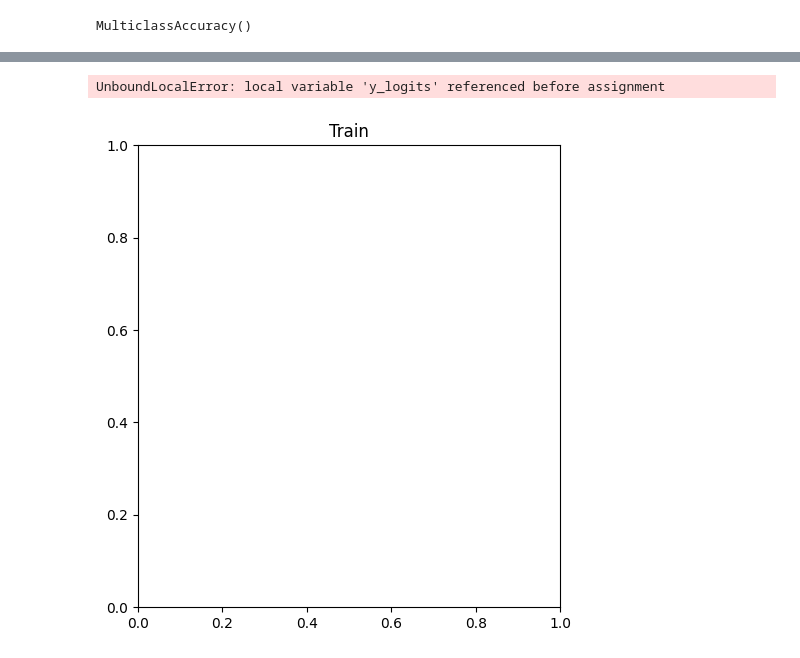
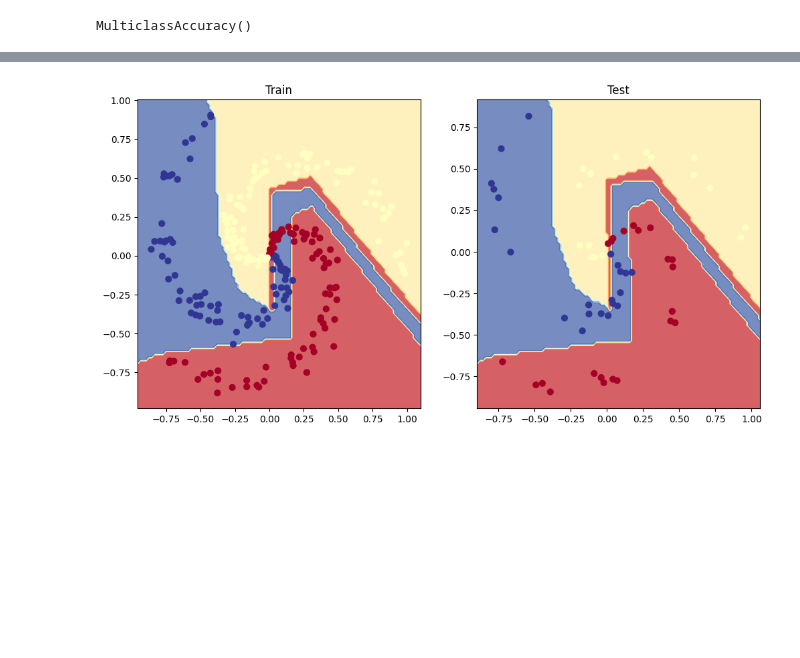
Before and after one commit to ilyadash/pytorch-deep-learning, a Jupyter notebook: my_work/exercises/02_pytorch_classification_exercises.ipynb, the cells around one changed output, grey strips where cells are left out. Cells and saved outputs as stored; diff of their text form; code cells hidden in the pictures; blank space fills up the shorter version.

```diff
--- a/my_work/exercises/02_pytorch_classification_exercises.ipynb
+++ b/my_work/exercises/02_pytorch_classification_exercises.ipynb
@@ -234,11 +234,11 @@ def plot_decision_boundary(model, X, y, func_to_apply=None):
     X_to_pred_on = torch.from_numpy(np.column_stack((xx.ravel(), yy.ravel()))).float()
     # Make predictions
     model.eval()
-    if func_to_apply!=None:
+    if (func_to_apply==None):
+        y_logits = model(X_to_pred_on)
+    else:
         with torch.inference_mode():
             y_logits = torch.logit(model(X_to_pred_on))
-    else:
-        y_logits = model(X_to_pred_on)
     # Test for multi-class or binary and adjust logits to prediction labels
     if len(torch.unique(y)) > 2:
         y_pred = torch.softmax(y_logits, dim=1).argmax(dim=1) # mutli-class
@@ -463,12 +458,11 @@ Test: loss: 0.16965539753437042, accuracy: 0.8999999761581421
 # %%
 # Plot decision boundaries for training and test sets
 plt.figure(figsize=(12, 6))
 plt.subplot(1, 2, 1)
 plt.title("Train")
-plot_decision_boundary(model0, X_train.squeeze(), y_train.squeeze())
+plot_decision_boundary(model1, X_train, y_train, None)
 plt.subplot(1, 2, 2)
 plt.title("Test")
-plot_decision_boundary(model0, X_test.squeeze(), y_test.squeeze())
+plot_decision_boundary(model1, X_test, y_test, None)
 # %% [output]
-UnboundLocalError: local variable 'y_logits' referenced before assignment
-[figure, old version]
+[figure, new version]
```
Also changed, not shown: parts of 8 cells of this notebook.
